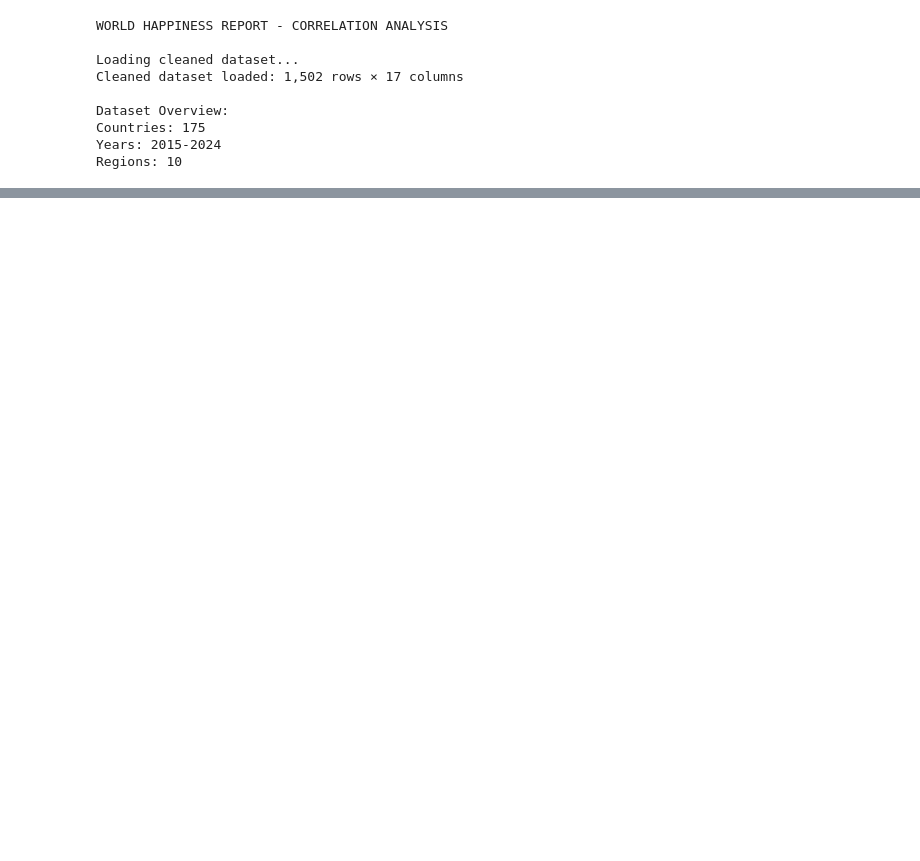
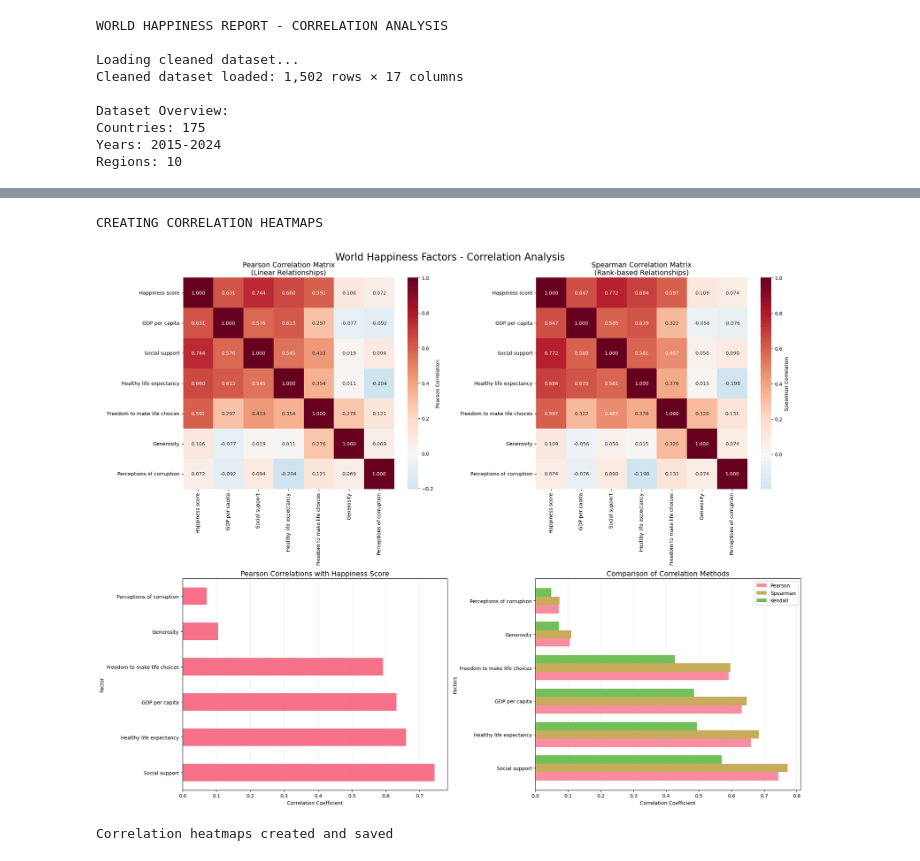
Before and after one commit to ashu-tagore/World_Happiness_Analysis, a Jupyter notebook: notebooks/03_correlation_analysis.ipynb, the cells around one changed output, grey strips where cells are left out. Cells and saved outputs as stored; diff of their text form; code cells hidden in the pictures; blank space fills up the shorter version.

Commit message:
Completed Correlation Analysis

```diff
--- a/notebooks/03_correlation_analysis.ipynb
+++ b/notebooks/03_correlation_analysis.ipynb
@@ -40,0 +156,68 @@ Regions: 10
+# %%
+# CELL 4: CORRELATION MATRIX HEATMAP
+# Creating comprehensive correlation visualization
+# =============================================================================
+
+print("\nCREATING CORRELATION HEATMAPS")
+
+# Creating figure with subplots for different correlation methods
+fig, axes = plt.subplots(2, 2, figsize=(20, 16))
+fig.suptitle('World Happiness Factors - Correlation Analysis', fontsize=20, y=0.98)
+
+# 1. Pearson Correlation Heatmap
+sns.heatmap(pearson_corr,
+            annot=True,
+            cmap='RdBu_r',
+            center=0,
+            square=True,
+            fmt='.3f',
+            cbar_kws={'label': 'Pearson Correlation'},
+            ax=axes[0,0])
+axes[0,0].set_title('Pearson Correlation Matrix\n(Linear Relationships)', fontsize=14)
+axes[0,0].set_xlabel('')
+axes[0,0].set_ylabel('')
+
+# 2. Spearman Correlation Heatmap
+sns.heatmap(spearman_corr,
+            annot=True,
+            cmap='RdBu_r',
+            center=0,
+            square=True,
+            fmt='.3f',
+            cbar_kws={'label': 'Spearman Correlation'},
+            ax=axes[0,1])
+axes[0,1].set_title('Spearman Correlation Matrix\n(Rank-based Relationships)', fontsize=14)
+axes[0,1].set_xlabel('')
+axes[0,1].set_ylabel('')
+
+# 3. Correlation with Happiness Score Bar Plot
+happiness_correlations.set_index('Factor')['Pearson'].plot(kind='barh', ax=axes[1,0])
+axes[1,0].set_title('Pearson Correlations with Happiness Score', fontsize=14)
+axes[1,0].set_xlabel('Correlation Coefficient')
+axes[1,0].grid(axis='x', alpha=0.3)
+
+# 4. Comparison of correlation methods
+x = np.arange(len(happiness_correlations))
+width = 0.25
+
+axes[1,1].barh(x - width, happiness_correlations['Pearson'], width, label='Pearson', alpha=0.8)
+axes[1,1].barh(x, happiness_correlations['Spearman'], width, label='Spearman', alpha=0.8)
+axes[1,1].barh(x + width, happiness_correlations['Kendall'], width, label='Kendall', alpha=0.8)
+
+axes[1,1].set_ylabel('Factors')
+axes[1,1].set_xlabel('Correlation Coefficient')
+axes[1,1].set_title('Comparison of Correlation Methods', fontsize=14)
+axes[1,1].set_yticks(x)
+axes[1,1].set_yticklabels(happiness_correlations['Factor'])
+axes[1,1].legend()
+axes[1,1].grid(axis='x', alpha=0.3)
+
+plt.tight_layout()
+plt.savefig('../outputs/figures/correlation_heatmap.png', dpi=300, bbox_inches='tight')
+plt.show()
+
+print("Correlation heatmaps created and saved")
+# %% [output]
+CREATING CORRELATION HEATMAPS
+[figure, added]
+Correlation heatmaps created and saved
```
Also changed, not shown: parts of 8 cells of this notebook, 4 other files.
